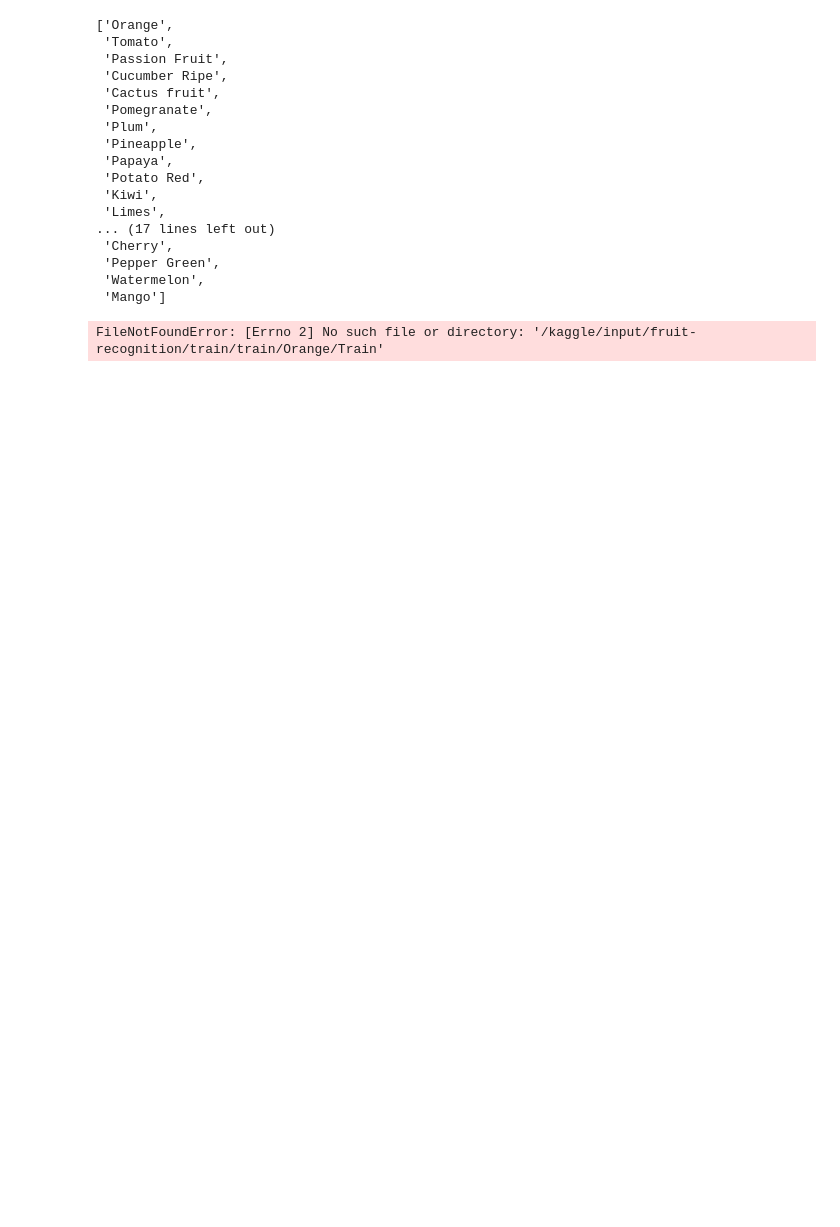
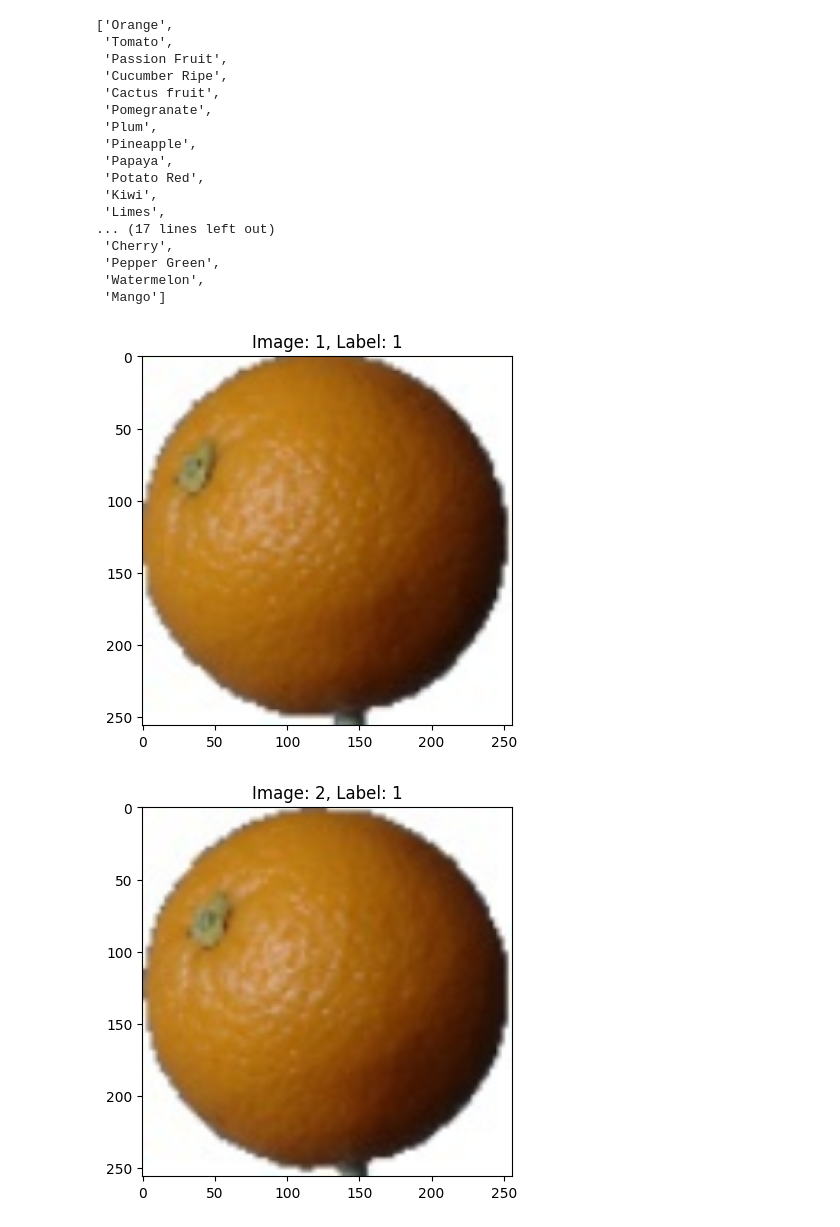
Before and after one commit to HromovAndrey/II_Homework_mood_5_part_1, a Jupyter notebook: notebook671092e136.ipynb, the cells around one changed output. Drawn from its saved outputs; the diff is of its cells as text; code cells hidden in the pictures; blank space fills up the shorter version.

Commit message:
Kaggle Notebook | Домашня побота | Version 5

```diff
--- a/notebook671092e136.ipynb
+++ b/notebook671092e136.ipynb
@@ -186,3 +100,35 @@ class ImageDataset(torch.utils.data.Dataset):
+# %%
+class ImageDataset(torch.utils.data.Dataset):
+
+    def __init__(self, root_dir, transform=None):
+
+        self.root_dir = root_dir
+        self.image_paths, self.labels = self.get_paths_and_labels()
+        self.transform = transform
+
+    def get_paths_and_labels(self):
+        image_paths = []
+        labels = []
+        for label in os.listdir(self.root_dir):
+            class_dir = os.path.join(self.root_dir, label)
+            if os.path.isdir(class_dir):
+                for img_name in os.listdir(class_dir):
+                    img_path = os.path.join(class_dir, img_name)
+                    image_paths.append(img_path)
+                    labels.append(label)
+        return image_paths, labels
+
+    def __len__(self):
+        return len(self.image_paths)
+
+    def __getitem__(self, idx):
+        image_path = self.image_paths[idx]
+        image = Image.open(image_path).convert('RGB')
+        label_name = self.labels[idx]
+        label = 0 if label_name == 'all' else 1
+        if self.transform:
+            image = self.transform(image)
+        return image, label
 # %%
 os.listdir(data_dir)
 # %% [output]
@@ -206,5 +157,2 @@ os.listdir(data_dir)
 # %%
 custom_train_data = ImageDataset(data_dir, transform=transform)
-custom_test_data = ImageDataset(data_dir, transform=transform, task='Test')
-# %% [output]
-FileNotFoundError: [Errno 2] No such file or directory: '/kaggle/input/fruit-recognition/train/train/Orange/Train'
@@ -210,0 +162,14 @@ FileNotFoundError: [Errno 2] No such file or directory: '/kaggle/input/fruit-rec
+# %%
+import matplotlib.pyplot as plt
+
+for i in range(3):
+    img, label = custom_train_data[i]
+
+    img = img.numpy().transpose((1, 2, 0))
+
+    plt.imshow(img)
+    plt.title(f"Image: {i+1}, Label: {label}")
+    plt.show()
+# %% [output]
+[figure, added]
+[figure, added]
```
Also changed, not shown: parts of 12 cells of this notebook.
